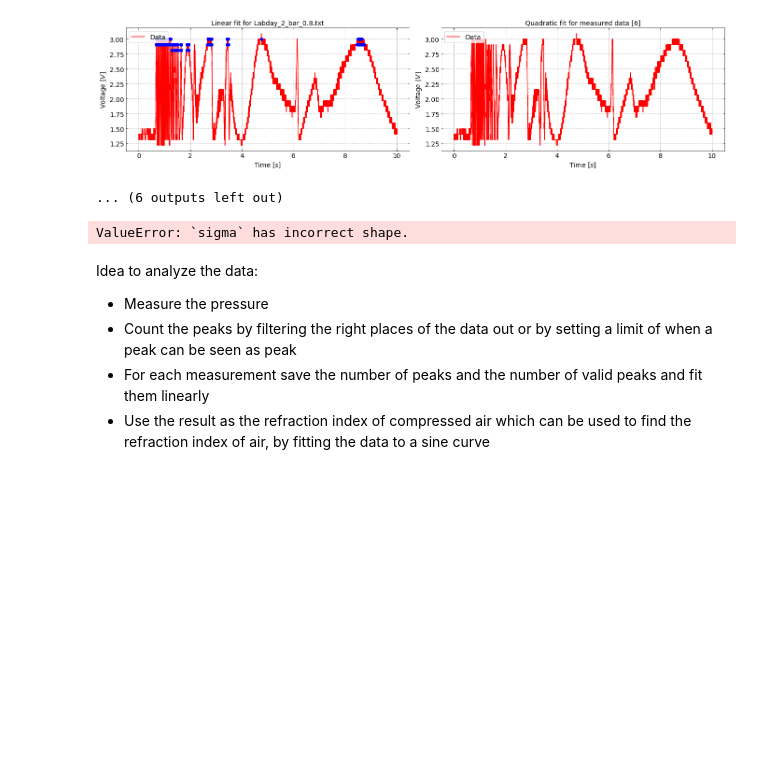
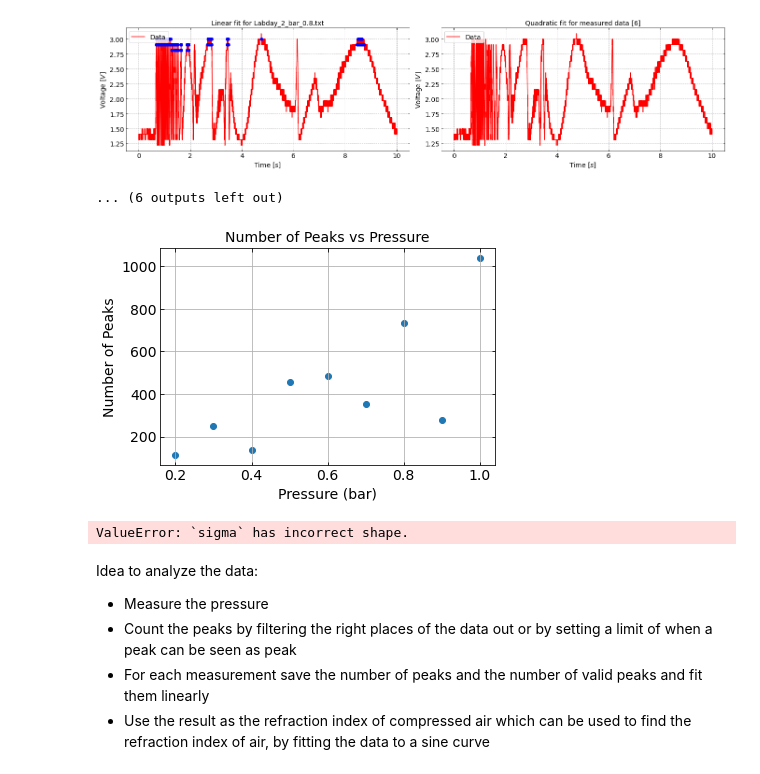
Before and after one commit to StefanStringer/ExperimentalBoyzWSL, a Jupyter notebook: Exercise_3/fuck_me.ipynb, the cells around one changed output. Saved outputs shown, nothing was run; the diff lists cells and outputs as text; code cells hidden in the pictures; blank space fills up the shorter version.

Commit message:
got a basic plot of found peaks vs pressure

```diff
--- a/Exercise_3/fuck_me.ipynb
+++ b/Exercise_3/fuck_me.ipynb
@@ -73,6 +74,11 @@ lin_sigma = []
 quad_const =[]
 quad_sigma =[]
 
+# Regular expression pattern to extract the pressure value from the file name
+pattern = r'\d+\.\d+'
+
+# Lists to store pressure values and corresponding number of peaks
+pressure_values = []
 peaks_list = []
 
 fig, axes = plt.subplots(1,2, figsize=(32*cm,8*cm)) #figure done in inches, use this to choose a good scale
@@ -83,14 +89,23 @@ for i, (Data_name, data) in enumerate(zip(Data_names, V1)):
     # Extract the base name of the file
     file_name = os.path.basename(Data_name)
 
+    # Extract pressure value from the file name using regular expression
+    pressure_match = re.search(pattern, file_name)
+    if pressure_match:
+        pressure = float(pressure_match.group())
+    else:
+        print(f"Warning: Pressure value not found in file name: {file_name}")
+        continue
+
     # Find the index where voltage data starts to rise (assuming data starts from a flat line)
     start_index = np.argmax(np.diff(data) > 0)
 
     # Detect peaks in the dataset
-    peaks, _ = find_peaks(V1[i][start_index:], prominence = 1.5)  # Use prominence instead. I tryed to use something with max and min, but i can't come up with something that gives a good estimation for all the data
+    peaks, _ = find_peaks(V1[i][start_index:], prominence = 1.45, distance=1.5)  # Use prominence instead. I tryed to use something with max and min, but i can't come up with something that gives a good estimation for all the data
 
     num_peaks= len(peaks)
     peaks_list.append(num_peaks)
+    pressure_values.append(pressure)
 
     # Linear fit
     axes[0].cla()  # Clear the first subplot
@@ -173,6 +188,16 @@ Quadratic Parameters:
 Number of peaks: 731
 [figure]
 ... (6 outputs left out)
+# %%
+plt.figure()
+plt.scatter(pressure_values, peaks_list, marker='o')
+plt.xlabel('Pressure (bar)')
+plt.ylabel('Number of Peaks')
+plt.title('Number of Peaks vs Pressure')
+plt.grid(True)
+plt.show()
+# %% [output]
+[figure, added]
 # %%
 # Plot peaks vs pressure
 pressure = np.array([0.2, 0.3, 0.4, 0.5, 0.6, 0.7, 0.8, 0.9, 1])
```
Also changed, not shown: parts of 1 cell of this notebook.
